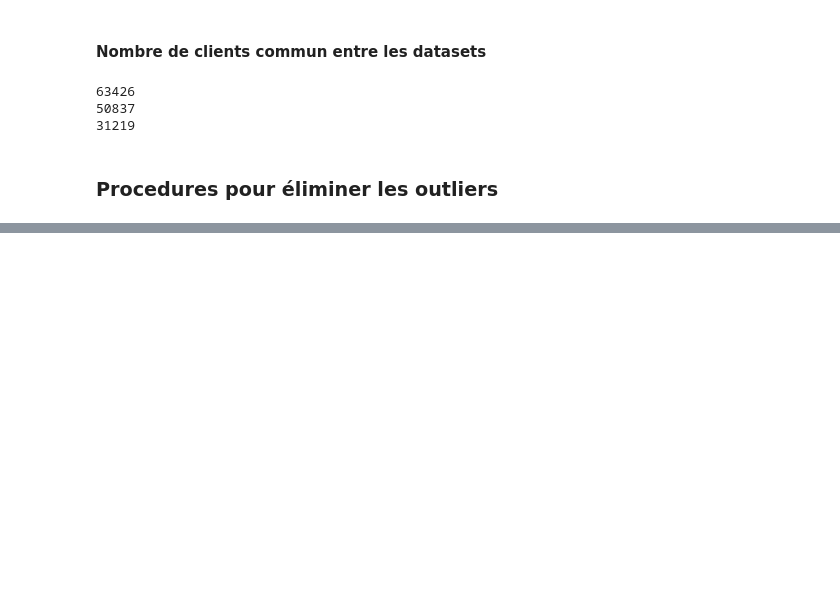
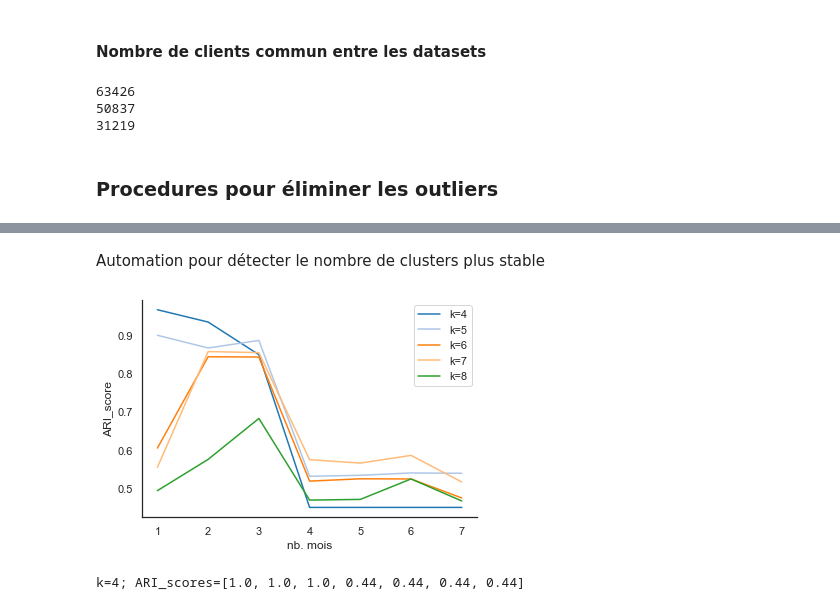
Before and after one commit to mrcreasey/oc-ds-p5-unsupervised-clustering, a Jupyter notebook: P5_03_simulation.ipynb, the cells around one changed output, grey strips where cells are left out. Drawn from its saved outputs; the diff is of its cells as text; code cells hidden in the pictures; blank space fills up the shorter version.

```diff
--- a/P5_03_simulation.ipynb
+++ b/P5_03_simulation.ipynb
@@ -211,3 +213,5 @@ plt.show
+# %%
+df_clients = df_clients.set_index('customer_unique_id')
 # %% [markdown]
 Les données entières sont disponibles pour 18 mois, du 01/01/2017 à 01/08/2018 (données avant janvier 2017 sont trop éparses; données d'aout 2018 ne sont pas complets car il y a les achats pas encore livrés)
 
@@ -287,0 +293,9 @@ T0.pipe(find_outliers).pipe(drop_outliers).shape
+# %%
+from sklearn.pipeline import Pipeline
+from sklearn.preprocessing import QuantileTransformer
+from sklearn.cluster import KMeans
+
+model = Pipeline(steps=[
+    ('preprocessor', QuantileTransformer(output_distribution='normal')),
+    ('clf', KMeans(n_clusters=8, random_state=RANDOM_STATE))
+])
@@ -287,0 +399,61 @@ T0.pipe(find_outliers).pipe(drop_outliers).shape
+# %% [markdown]
+Automation pour détecter le nombre de clusters plus stable
+# %%
+model = Pipeline(steps=[
+    ('preprocessor', QuantileTransformer(output_distribution='normal')),
+    ('clf', KMeans(n_clusters=8, random_state=RANDOM_STATE))
+])
+
+
+def test_stability(df, model, features=FEATURES, k=K,
+                   date_col='dernier_achat', t0=END_DATE,
+                   random_state=RANDOM_STATE, percent_outliers=0.5):
+    """ automatisation pour détecter les clusters les plus stables"""
+    df_ari = pd.DataFrame([], columns={'nb. mois', 'ARI_score'})
+    df_T0 = factory_one_year_dataset(df, end_date=t0, date_col=date_col)
+    true_T0, _ = run_fit_model(df_T0, model, features, k=k,
+                               remove_outliers_during_fit=True, percent_outliers=percent_outliers, random_state=random_state)
+
+    for mois in range(1, 8):
+        df_TN = factory_one_year_dataset(df, t0 - pd.DateOffset(months=mois))
+        fit_TN, fitted_model_TN= run_fit_model(df_TN, model, features, k=k,
+                               remove_outliers_during_fit=True, percent_outliers=percent_outliers, random_state=random_state)
+        predict_TN = run_predict_model(df_T0, fitted_model_TN, features)
+        df_ari = df_ari.append({'k':k,'t0':f'{t0:%d%m%Y}','nb. mois': mois,
+         'ARI_score': calc_ari_score(true_T0, predict_TN)}, ignore_index=True)
+        df_ari['k']=df_ari['k'].astype('category')
+
+    return df_ari
+
+
+df_ari_4 =test_stability(df_clients, model,k=4)
+df_ari_5 =test_stability(df_clients, model,k=5)
+df_ari_6 =test_stability(df_clients, model,k=6)
+df_ari_7 =test_stability(df_clients, model,k=7)
+df_ari_8 =test_stability(df_clients, model,k=8)
+
+ax=sns.lineplot(data=df_ari_4, x='nb. mois', y='ARI_score', label='k=4')
+sns.lineplot(data=df_ari_5, x='nb. mois', y='ARI_score', label='k=5', ax=ax)
+sns.lineplot(data=df_ari_6, x='nb. mois', y='ARI_score', label='k=6', ax=ax)
+sns.lineplot(data=df_ari_7, x='nb. mois', y='ARI_score', label='k=7', ax=ax)
+sns.lineplot(data=df_ari_8, x='nb. mois', y='ARI_score', label='k=8', ax=ax)
+sns.despine()
+# %% [output]
+[figure, added]
+# %%
+def test_clusters_stability(df,model,k_range=range(4,9),t0=END_DATE, percent_outliers=0.005,random_state=RANDOM_STATE):
+    """test pour plusieurs valeurs de taille des clusters """
+    scores=pd.DataFrame([])
+    for k in k_range:
+        df_ari=test_stability(df,model,k=k,t0=t0, percent_outliers=percent_outliers, random_state=random_state)
+        df_ari['k']=k
+        ari_scores =list(np.round(df_ari['ARI_score'],2))
+        print(f'k={k}; ARI_scores={ari_scores}')
+        scores=scores.append(df_ari, ignore_index=True)
+    scores['k']=scores['k'].astype('category')
+
+    return scores
+
+df_ari =test_clusters_stability(df_clients, model,k_range=[4],percent_outliers=0.005)
+# %% [output]
+k=4; ARI_scores=[1.0, 1.0, 1.0, 0.44, 0.44, 0.44, 0.44]
```
Also changed, not shown: parts of 24 cells of this notebook.
